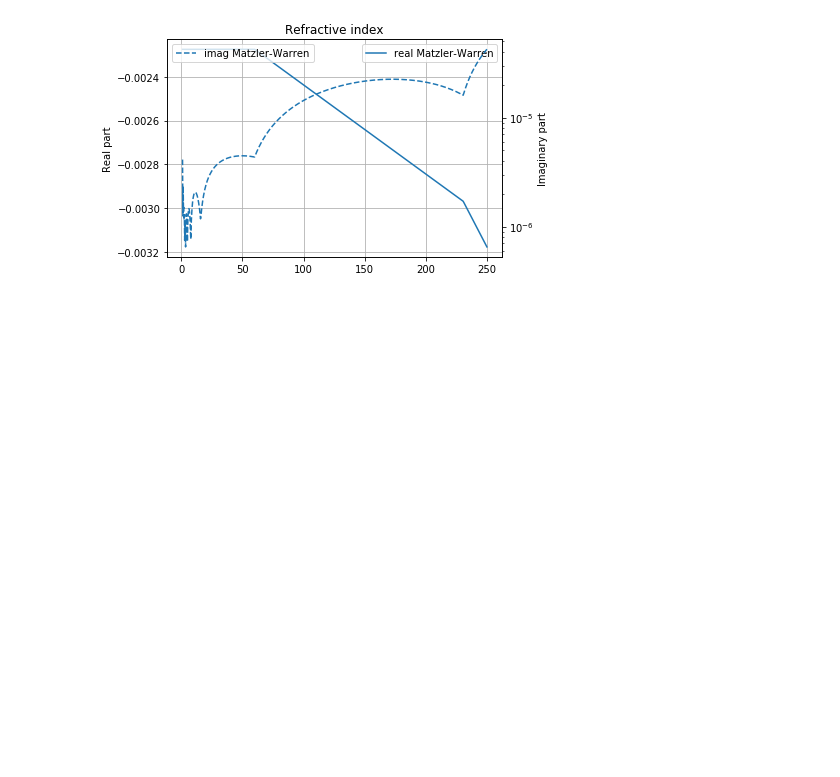
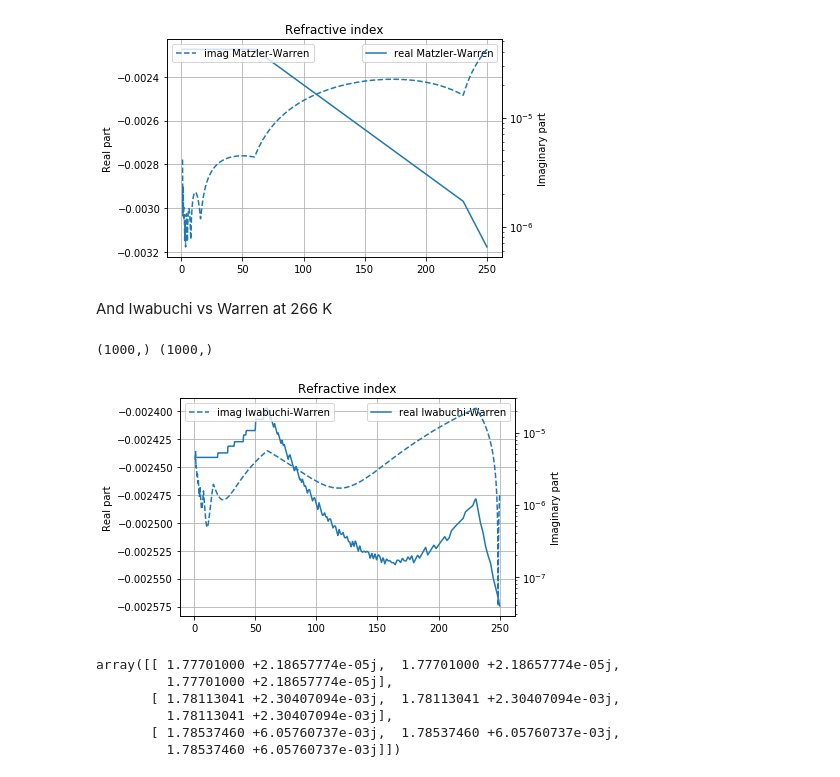
Before and after one commit to maahn/pamtra2, a Jupyter notebook: refractive/examples/plot_refractive_index_water_ice.ipynb, the cells around one changed output. Drawn from its saved outputs; the diff is of its cells as text; code cells hidden in the pictures; blank space fills up the shorter version.

```diff
--- a/refractive/examples/plot_refractive_index_water_ice.ipynb
+++ b/refractive/examples/plot_refractive_index_water_ice.ipynb
@@ -55,3 +61,21 @@ ax.set_title('Refractive index')
 # %% [output]
 Text(0.5,1,'Refractive index')
 [figure]
+# %% [markdown]
+And Iwabuchi vs Warren at 266 K
+# %%
+f, ax = plt.subplots()
+ax.plot(Frequencies, ni_iy.real-ni_wb.real,label='real Iwabuchi-Warren')
+ax.legend()
+ax.grid()
+ax.set_ylabel('Real part')
+axt = ax.twinx()
+axt.plot(Frequencies, abs(ni_iy.imag-ni_wb.imag),'--',label='imag Iwabuchi-Warren')
+axt.set_yscale('log')
+axt.legend()
+axt.set_ylabel('Imaginary part')
+ax.set_title('Refractive index')
+print(ni_iy.shape,ni_wb.shape)
+# %% [output]
+(1000,) (1000,)
+[figure, added]
@@ -57,0 +94,9 @@ Text(0.5,1,'Refractive index')
+# %%
+ni_iy
+# %% [output]
+array([[ 1.77701000 +2.18657774e-05j,  1.77701000 +2.18657774e-05j,
+         1.77701000 +2.18657774e-05j],
+       [ 1.78113041 +2.30407094e-03j,  1.78113041 +2.30407094e-03j,
+         1.78113041 +2.30407094e-03j],
+       [ 1.78537460 +6.05760737e-03j,  1.78537460 +6.05760737e-03j,
+         1.78537460 +6.05760737e-03j]])
```
Also changed, not shown: parts of 3 cells of this notebook, 3 other files.
